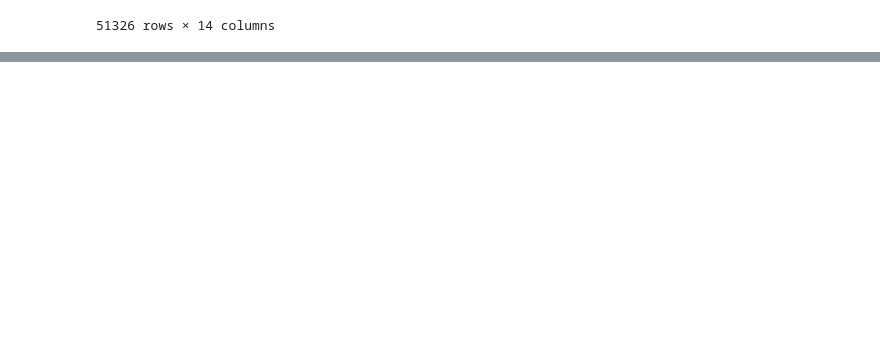
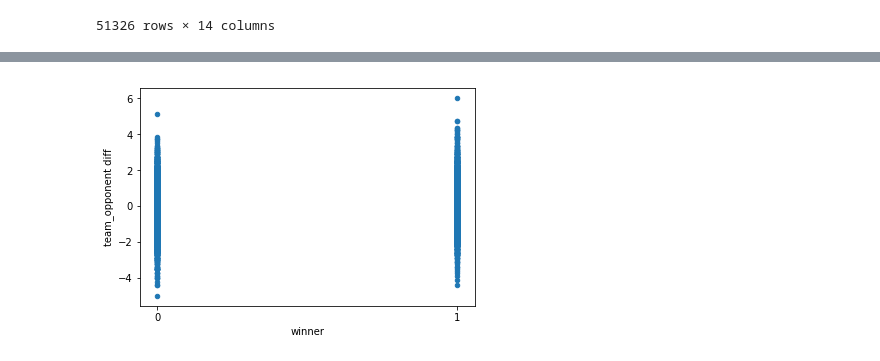
Before and after one commit to JiahongXue/Clash-Royale-Card-Usage-Analysis, a Jupyter notebook: Data Cleaning and Manipulation.ipynb, the cells around one changed output, grey strips where cells are left out. Drawn from its saved outputs; the diff is of its cells as text; code cells hidden in the pictures; blank space fills up the shorter version.

```diff
--- a/Data Cleaning and Manipulation.ipynb
+++ b/Data Cleaning and Manipulation.ipynb
@@ -117,0 +150,14 @@ Index(['clan', 'crownsEarned', 'deck', 'deckLink', 'name', 'startTrophies',
+# %%
+## trophies, card_level Vs. Winner
+PVP_battles_df.dropna()
+team_level = pd.DataFrame(PVP_battles_df.team.apply(lambda x:np.mean([l["level"]+8 if l['rarity'] == "Legendary"
+                                                  else l["level"]+5 if l['rarity'] == "Epic"
+                                                  else l['level']+2 if l['rarity'] == 'Rare'
+                                                  else l['level'] for l in x[0]['deck']])))
+opponent_level = pd.DataFrame(PVP_battles_df.opponent.apply(lambda x:np.mean([l["level"]+8 if l['rarity'] == "Legendary"
+                                                  else l["level"]+5 if l['rarity'] == "Epic"
+                                                  else l['level']+2 if l['rarity'] == 'Rare'
+                                                  else l['level'] for l in x[0]['deck']])))
+level_winner_df = pd.concat([team_level,opponent_level,pd.Series((team_level["team"] - opponent_level["opponent"])),PVP_battles_df.winner.apply(lambda x: 1 if x>0 else 0)],axis = 1, ignore_index = True)
+
+level_winner_df.columns = ["team","opponent","team_opponent diff","winner"]
@@ -117,0 +173,6 @@ Index(['clan', 'crownsEarned', 'deck', 'deckLink', 'name', 'startTrophies',
+# %%
+## visualizing winner vs level difference.
+level_winner_df[["team_opponent diff", "winner"]].plot(kind = 'scatter', x = "winner", y = "team_opponent diff")
+plt.xticks([0,1]);
+# %% [output]
+[figure, added]
```
Also changed, not shown: parts of 22 cells of this notebook, 1 other file.
